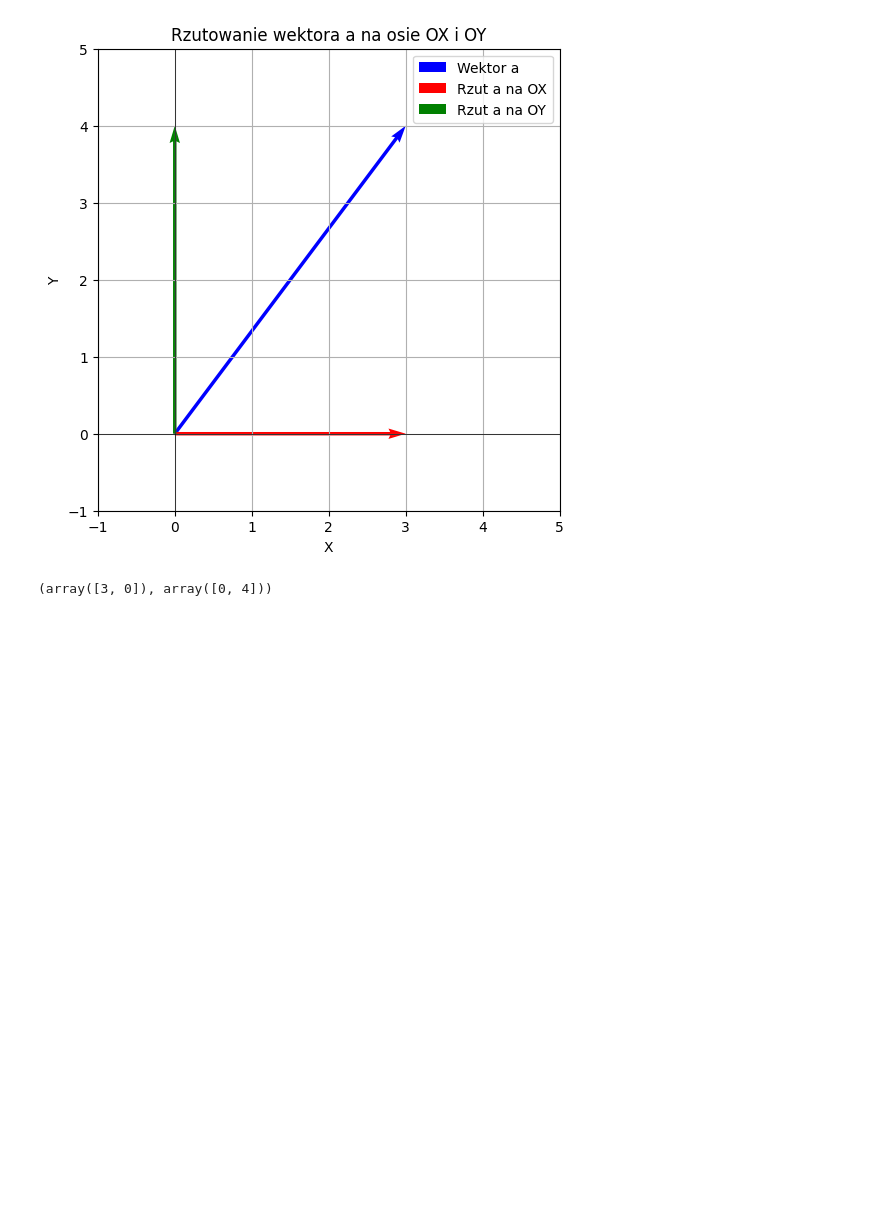
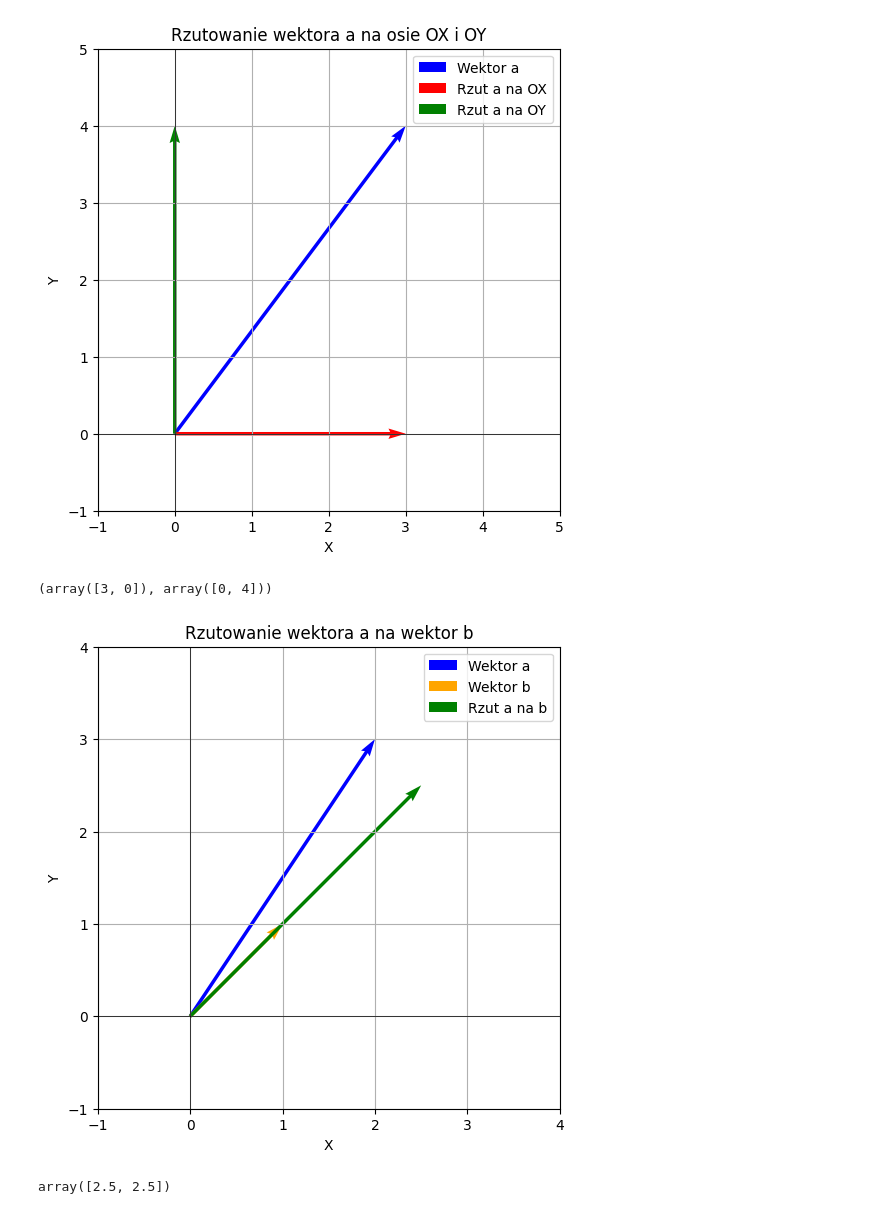
Before and after one commit to DianaHotilovich/Math-2024-25-Winter, a Jupyter notebook: Notebooks_PL/01_Algebra_Liniowa/03_Wektory/LA_Wektory_rzut_podzial.ipynb, the cells around one changed output. Cells and saved outputs as stored; diff of their text form; code cells hidden in the pictures; blank space fills up the shorter version.

```diff
--- a/Notebooks_PL/01_Algebra_Liniowa/03_Wektory/LA_Wektory_rzut_podzial.ipynb
+++ b/Notebooks_PL/01_Algebra_Liniowa/03_Wektory/LA_Wektory_rzut_podzial.ipynb
@@ -191,3 +191,47 @@ proj_OX_a, proj_OY_a
 # %% [output]
 [figure]
 (array([3, 0]), array([0, 4]))
+# %%
+import numpy as np
+import matplotlib.pyplot as plt
+
+# Wektory a i b
+a = np.array([2, 3])
+b = np.array([1, 1])
+
+# Вычислим скалярные произведения (a * b) и (b * b)
+(2*1+3*1) == a.dot(b)
+(1*1+1*1) == b.dot(b)
+
+# Obliczenie rzutu wektora a na wektor b
+proj_b_a = (a.dot(b) / b.dot(b)) * b
+
+# Przygotowanie wykresu
+plt.figure(figsize=(6, 6))
+plt.axhline(0, color='black', linewidth=0.5)
+plt.axvline(0, color='black', linewidth=0.5)
+
+# Oryginalny wektor a
+plt.quiver(0, 0, a[0], a[1], angles='xy', scale_units='xy', scale=1, color='blue', label='Wektor a')
+
+# Wektor b
+plt.quiver(0, 0, b[0], b[1], angles='xy', scale_units='xy', scale=1, color='orange', label='Wektor b')
+
+# Rzut wektora a na wektor b
+plt.quiver(0, 0, proj_b_a[0], proj_b_a[1], angles='xy', scale_units='xy', scale=1, color='green', label='Rzut a na b')
+
+# Zakres osi i inne ustawienia
+plt.xlim(-1, 4)
+plt.ylim(-1, 4)
+plt.xlabel("X")
+plt.ylabel("Y")
+plt.legend()
+plt.grid()
+plt.gca().set_aspect('equal', adjustable='box')
+plt.title("Rzutowanie wektora a na wektor b")
+plt.show()
+
+proj_b_a
+# %% [output]
+[figure, added]
+array([2.5, 2.5])
```
